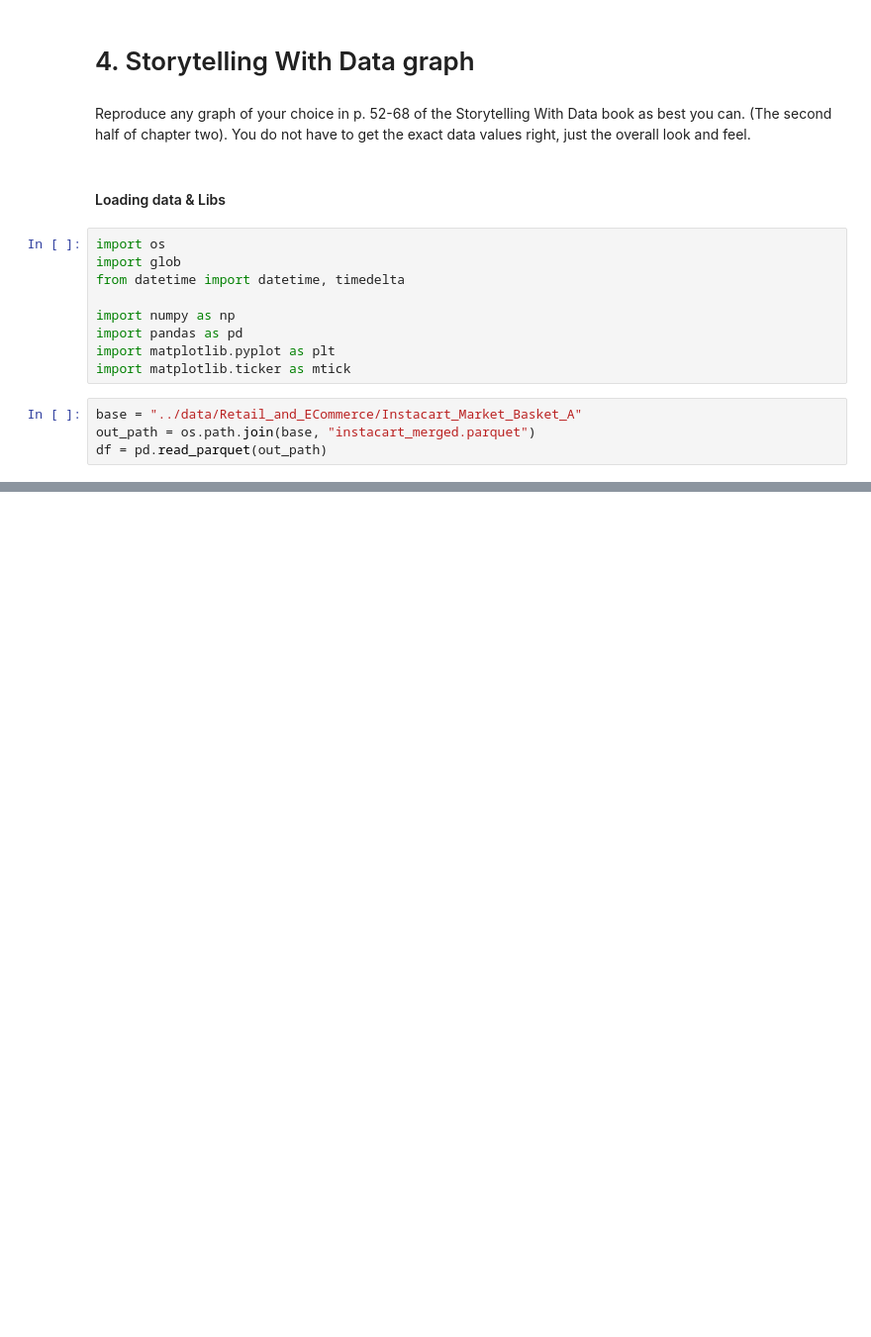
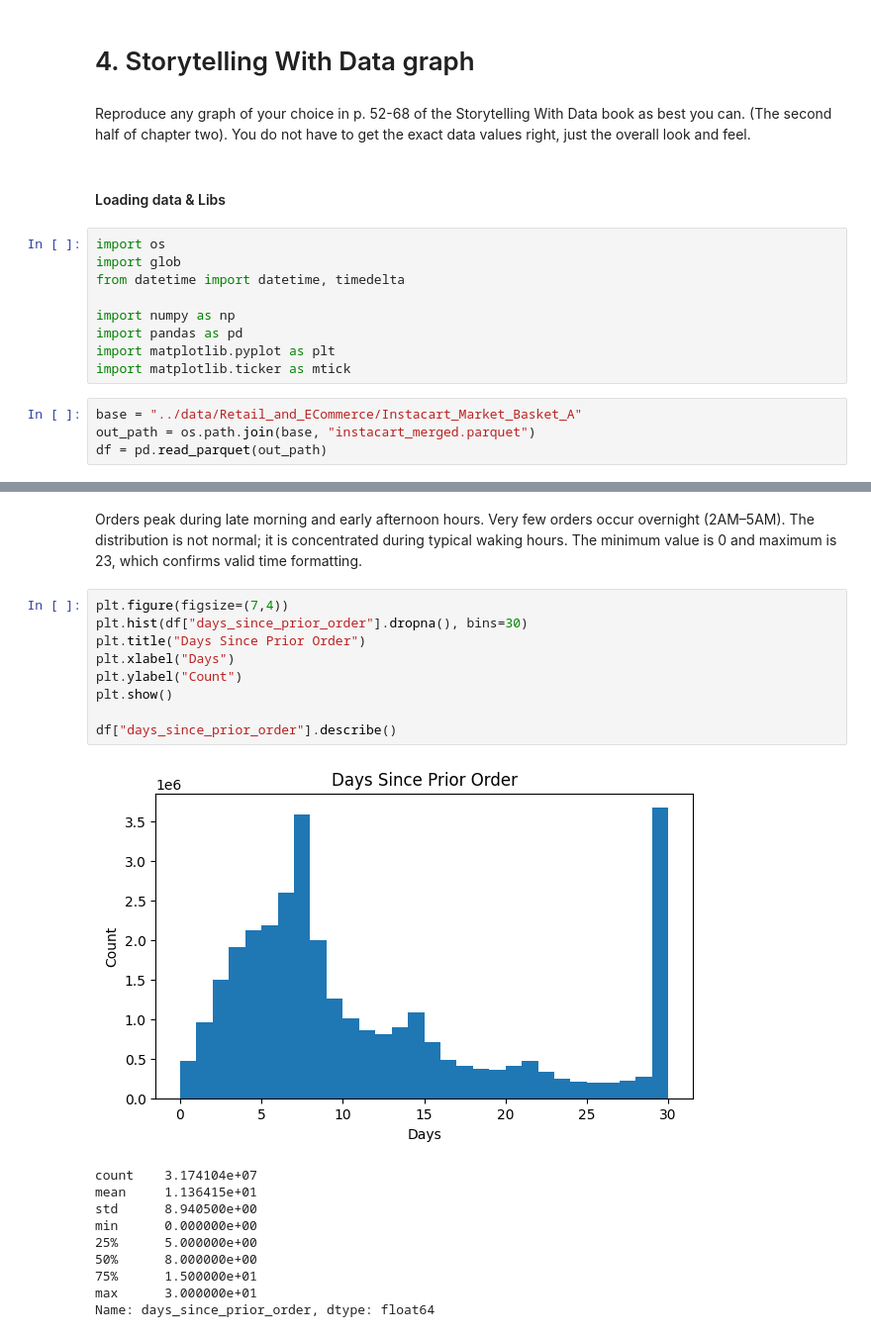
Before and after one commit to carlos00002/DX699_02, a Jupyter notebook: homework/OMDS-ModB2-Week4-Jaime-Carlos.ipynb, the cells around one changed output, grey strips where cells are left out. Shown at 99% size. Saved outputs shown, nothing was run; the diff lists cells and outputs as text; blank space fills up the shorter version.

```diff
--- a/homework/OMDS-ModB2-Week4-Jaime-Carlos.ipynb
+++ b/homework/OMDS-ModB2-Week4-Jaime-Carlos.ipynb
@@ -95,0 +132,22 @@ df = pd.read_parquet(out_path)
+# %% [markdown]
+Orders peak during late morning and early afternoon hours. Very few orders occur overnight (2AM–5AM). The distribution is not normal; it is concentrated during typical waking hours. The minimum value is 0 and maximum is 23, which confirms valid time formatting.
+# %%
+plt.figure(figsize=(7,4))
+plt.hist(df["days_since_prior_order"].dropna(), bins=30)
+plt.title("Days Since Prior Order")
+plt.xlabel("Days")
+plt.ylabel("Count")
+plt.show()
+
+df["days_since_prior_order"].describe()
+# %% [output]
+[figure, added]
+count    3.174104e+07
+mean     1.136415e+01
+std      8.940500e+00
+min      0.000000e+00
+25%      5.000000e+00
+50%      8.000000e+00
+75%      1.500000e+01
+max      3.000000e+01
+Name: days_since_prior_order, dtype: float64
```
Also changed, not shown: parts of 18 cells of this notebook.
